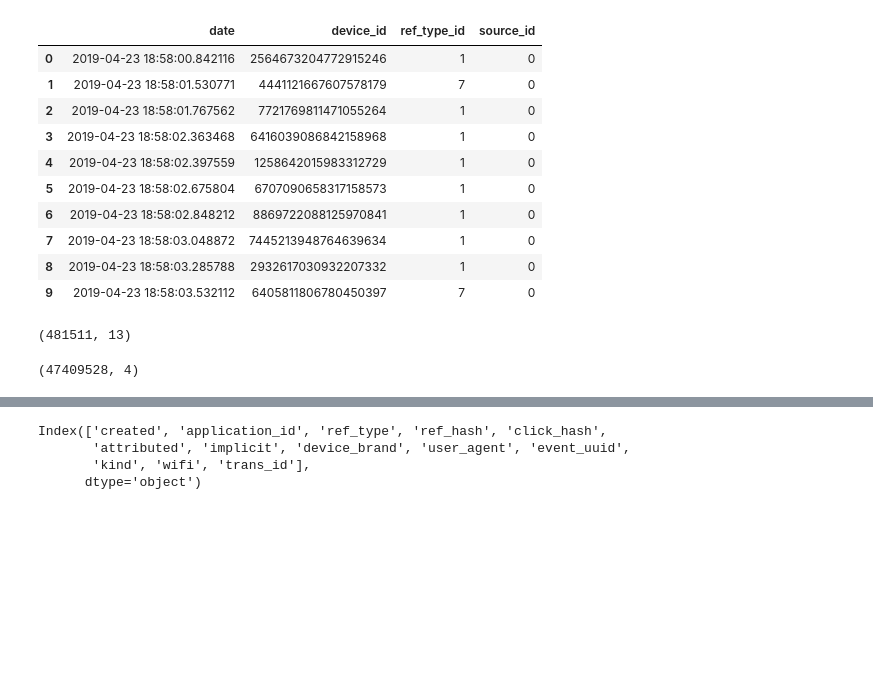
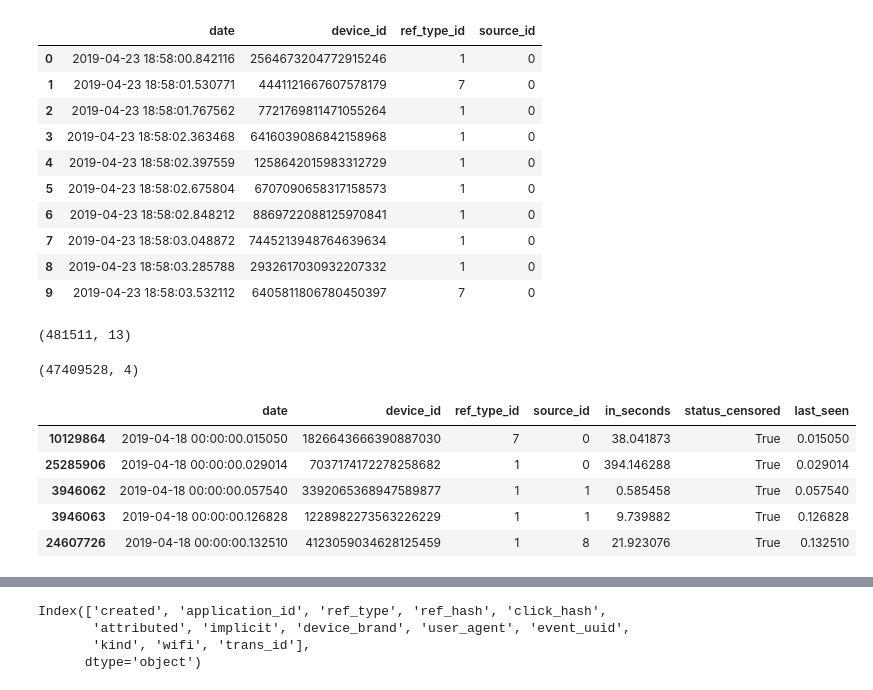
Before and after one commit to sergiolch/TP2-7506-2019-1C, a Jupyter notebook: Analisis.ipynb, the cells around one changed output, grey strips where cells are left out. Drawn from its saved outputs; the diff is of its cells as text; code cells hidden in the pictures; blank space fills up the shorter version.

```diff
--- a/Analisis.ipynb
+++ b/Analisis.ipynb
@@ -118,7 +118,7 @@ auctions_df.shape
 # %% [output]
 (47409528, 4)
 # %%
-auctions_1 = auctions_df.loc[auctions_df['date']<'2019-04-20 00:00:00']
+auctions_1 = auctions_df.loc[auctions_df['date']<'2019-04-20 00:00:00'].copy()
 # %%
 # calculate time in seconds
 auctions_1.drop_duplicates(inplace=True)
@@ -138,4 +138,13 @@ auctions_1['date_dif_prev'] = np.where(auctions_1['device_id_prev']==auctions_1[
 auctions_1['last_seen'] = auctions_1['date_dif_prev'].dt.total_seconds()
 auctions_1.drop(['device_id_prev','date_dif_prev','date_prev'], axis='columns', inplace=True)
 auctions_1 = auctions_1.sort_values(by=['date'])
+# %%
+auctions_1.head(5)
+# %% [output]
+|  | date | device_id | ref_type_id | source_id | in_seconds | status_censored | last_seen |
+| 10129864 | 2019-04-18 00:00:00.015050 | 1826643666390887030 | 7 | 0 | 38.041873 | True | 0.015050 |
+| 25285906 | 2019-04-18 00:00:00.029014 | 7037174172278258682 | 1 | 0 | 394.146288 | True | 0.029014 |
+| 3946062 | 2019-04-18 00:00:00.057540 | 3392065368947589877 | 1 | 1 | 0.585458 | True | 0.057540 |
+| 3946063 | 2019-04-18 00:00:00.126828 | 1228982273563226229 | 1 | 1 | 9.739882 | True | 0.126828 |
+| 24607726 | 2019-04-18 00:00:00.132510 | 4123059034628125459 | 1 | 8 | 21.923076 | True | 0.132510 |
 # %%
```
Also changed, not shown: parts of 14 cells of this notebook.
